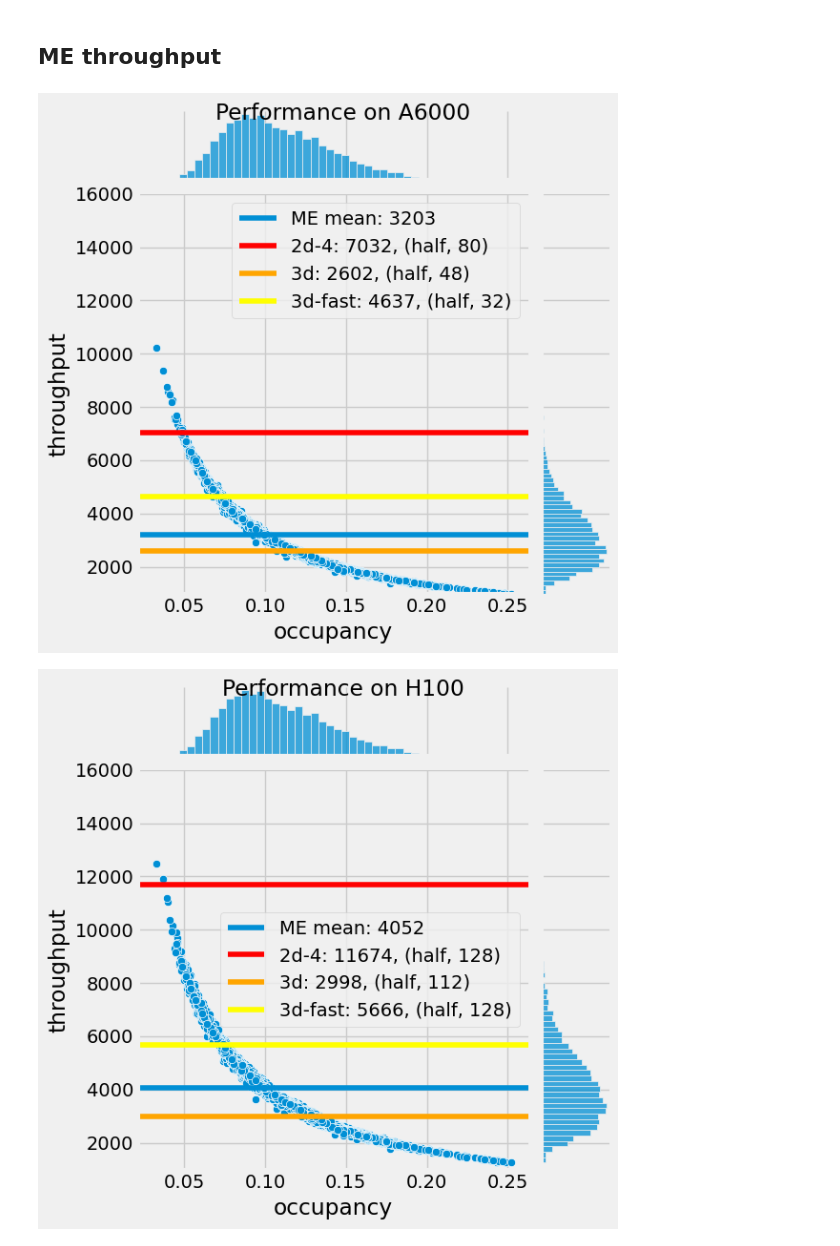
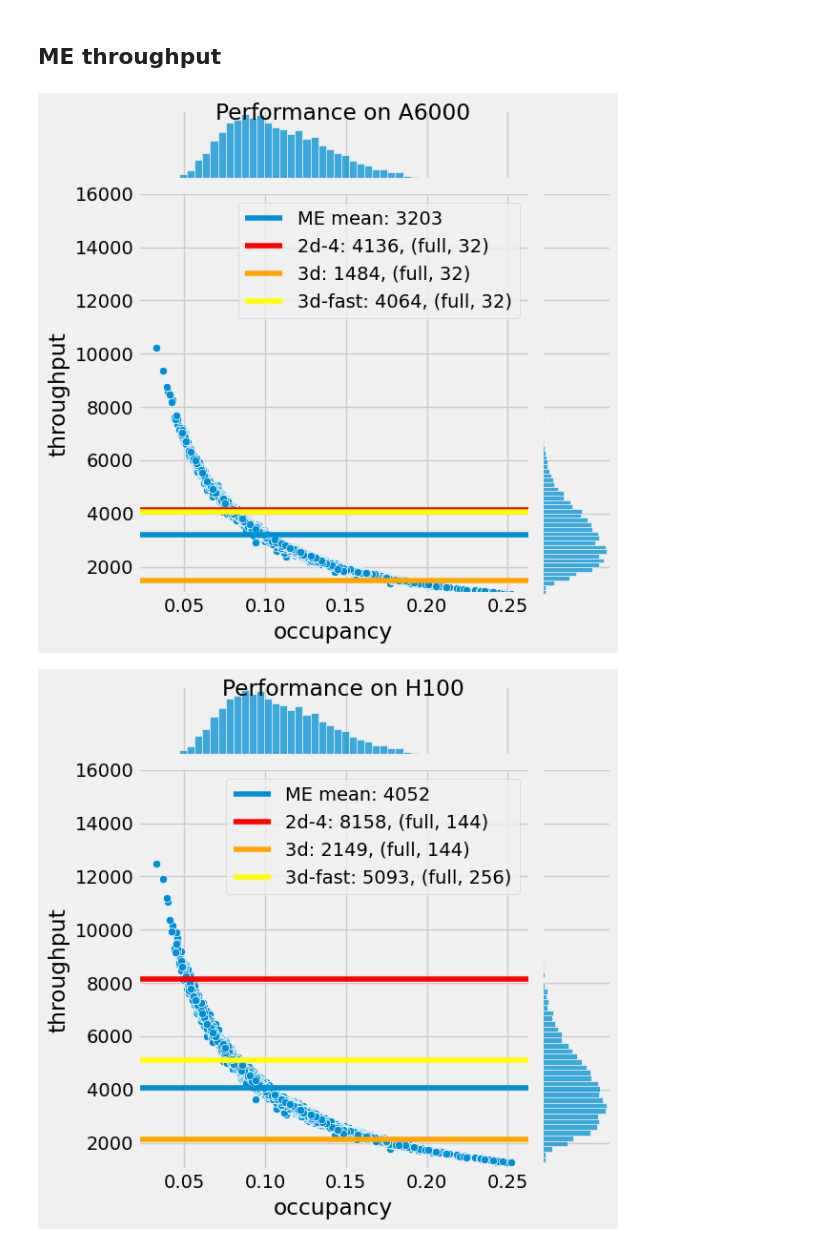
Before and after one commit to pphuangyi/fast_bcae, a Jupyter notebook: rtid/ae/inference/plot.ipynb, the cells around one changed output. Cells and saved outputs as stored; diff of their text form; code cells hidden in the pictures.

```diff
--- a/rtid/ae/inference/plot.ipynb
+++ b/rtid/ae/inference/plot.ipynb
@@ -28,7 +31,7 @@ def format_x_axis(ax):
 for machine in MACHINES:
 
     gpu_id = GPU_ID_MAP[machine]
-    result_folder = RESULT_ROOT/f'inference_speed_{machine}/'
+    result_folder = RESULT_ROOT/FOLD_MAP[machine]
 
     for model in MODELS:
         fig, ax = plt.subplots(1, 1, figsize=(5, 4))
@@ -54,7 +57,7 @@ for machine in MACHINES:
 for machine in MACHINES:
 
     gpu_id = GPU_ID_MAP[machine]
-    result_folder = RESULT_ROOT/f'inference_speed_{machine}/'
+    result_folder = RESULT_ROOT/FOLD_MAP[machine]
 
     for precision in ('half', 'full'):
         fig, ax = plt.subplots(1, 1, figsize=(5, 4))
@@ -86,7 +89,7 @@ for model in MODELS:
     for machine, ax in zip(MACHINES, axes):
 
         gpu_id = GPU_ID_MAP[machine]
-        result_folder = RESULT_ROOT/f'inference_speed_{machine}/'
+        result_folder = RESULT_ROOT/FOLD_MAP[machine]
 
         for precision in ('half', 'full'):
             fname = result_folder/f'inference_speed_{gpu_id}_{model}_{precision}.csv'
@@ -110,7 +113,7 @@ for precision in ('half', 'full'):
     for machine, ax in zip(MACHINES, axes):
 
         gpu_id = GPU_ID_MAP[machine]
-        result_folder = RESULT_ROOT/f'inference_speed_{machine}/'
+        result_folder = RESULT_ROOT/FOLD_MAP[machine]
 
         for model in MODELS:
             fname = result_folder/f'inference_speed_{gpu_id}_{model}_{precision}.csv'
@@ -136,39 +139,42 @@ for machine in MACHINES:
     # fig, ax = plt.subplots(1, 1)
 
     gpu_id = GPU_ID_MAP[machine]
-    fname = ME_RESULT_ROOT/f'throughput_vs_occupancy-bs_{batch_size}-gpu_{machine}.csv'
+    suffix = ''
+    if machine == '6000ADA':
+        suffix = '-venus'
+    fname = ME_RESULT_ROOT/f'throughput_vs_occupancy-bs_{batch_size}-gpu_{machine}{suffix}.csv'
     df = pd.read_csv(fname)
     mean = df.throughput.mean()
     joint_plot = sns.jointplot(x='occupancy', y='throughput', data=df)
 
     fig = joint_plot.fig
     ax = joint_plot.ax_joint
 
     ax.axhline(mean, label=f'ME mean: {mean:.0f}')
 
     # get peak dense performance
     for model, color in zip(MODELS, colors):
-        result_folder = RESULT_ROOT/f'inference_speed_{machine}/'
+        result_folder = RESULT_ROOT/FOLD_MAP[machine]
 
         max_throughput = -1
 
-        for precision in ('full', 'half'):
+        for precision in ('full',):#, 'half'):
             fname = result_folder/f'inference_speed_{gpu_id}_{model}_{precision}.csv'
             df_dense = pd.read_csv(fname)
 
             max_idx = df_dense['frames_per_second'].idxmax()
             max_batch = int(df_dense.iloc[max_idx]['batch_size'])
             _max_throughput = df_dense.iloc[max_idx]['frames_per_second']
 
             if _max_throughput > max_throughput:
                 max_throughput = _max_throughput
                 dense_best = (precision, int(max_batch), max_throughput)
 
         ax.axhline(dense_best[-1], c=color, label=f'{model}: {max_throughput:.0f}, ({dense_best[0]}, {dense_best[1]})')
     ax.set_ylim(1000, 16000)
     ax.legend()
     fig.suptitle(f'Performance on {machine}')
     fig.savefig(f'plots/{machine}_me.png', dpi=600, bbox_inches='tight', transparent=True)
 # %% [output]
-[figure, old version]
+[figure, new version]
-[figure, old version]
+[figure, new version]
```
Also changed, not shown: parts of 7 cells of this notebook, 27 other files.
